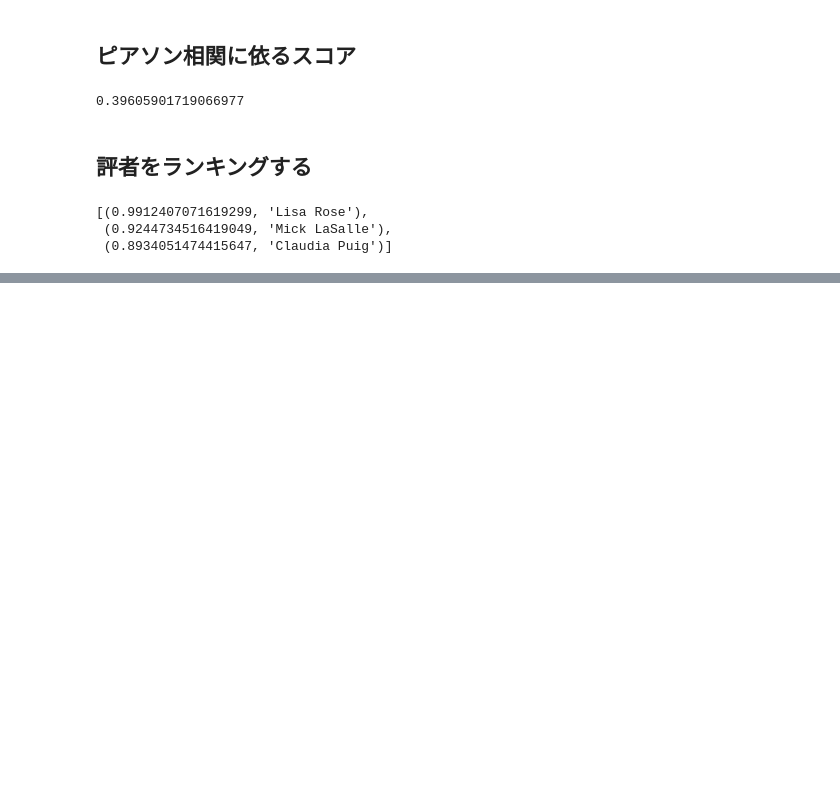
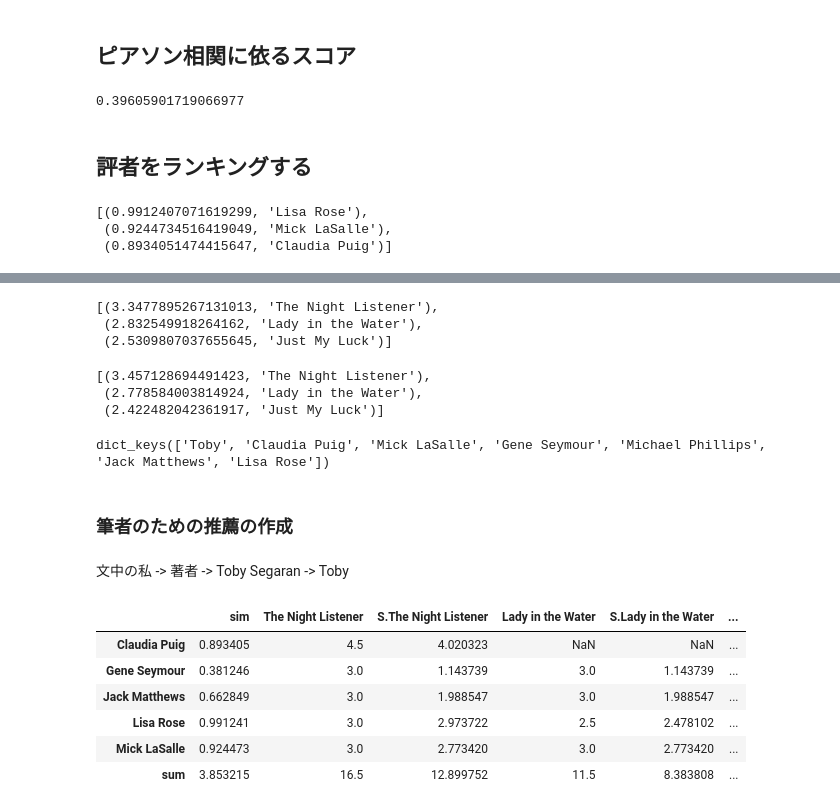
Before and after one commit to ksomemo/ProgrammingCollectiveIntelligence, a Jupyter notebook: pci_exercise/ch02/ch02.ipynb, the cells around one changed output, grey strips where cells are left out. Drawn from its saved outputs; the diff is of its cells as text; code cells hidden in the pictures; blank space fills up the shorter version.

```diff
--- a/pci_exercise/ch02/ch02.ipynb
+++ b/pci_exercise/ch02/ch02.ipynb
@@ -66,0 +70,45 @@ rec.top_matches(rec.critics, 'Toby', n=3)
+# %%
+rec.get_recommendations(rec.critics, 'Toby')
+# %% [output]
+[(3.3477895267131013, 'The Night Listener'),
+ (2.832549918264162, 'Lady in the Water'),
+ (2.5309807037655645, 'Just My Luck')]
+# %%
+rec.get_recommendations(rec.critics, 'Toby', similarity=rec.sim_distance)
+# %% [output]
+[(3.457128694491423, 'The Night Listener'),
+ (2.778584003814924, 'Lady in the Water'),
+ (2.422482042361917, 'Just My Luck')]
+# %%
+rec.critics.keys()
+# %% [output]
+dict_keys(['Toby', 'Claudia Puig', 'Mick LaSalle', 'Gene Seymour', 'Michael Phillips', 'Jack Matthews', 'Lisa Rose'])
+# %% [markdown]
+### 筆者のための推薦の作成
+# %% [markdown]
+文中の私 -> 著者 -> Toby Segaran -> Toby
+# %%
+author = 'Toby'
+rec.top_matches(rec.critics, author)
+critics_other = {k: v for k, v in rec.critics.items() if k not in (author, 'Michael Phillips')}
+titles = ['The Night Listener', 'Lady in the Water', 'Just My Luck']
+
+df = pd.DataFrame({
+        'sim': {critic: sim for sim, critic in rec.top_matches(rec.critics, author)},
+})
+for title in titles:
+    df[title] = pd.Series({k: v[title] for k, v in critics_other.items() if title in v})
+    df['S.' + title] = df[title] * df['sim']
+
+s = df.sum()
+df = df.append(pd.DataFrame({'sum': s}).T)
+df
+# sim. sum (NaN以外のsimのsum)
+# %% [output]
+|  | sim | The Night Listener | S.The Night Listener | Lady in the Water | S.Lady in the Water | ... |
+| Claudia Puig | 0.893405 | 4.5 | 4.020323 | NaN | NaN | ... |
+| Gene Seymour | 0.381246 | 3.0 | 1.143739 | 3.0 | 1.143739 | ... |
+| Jack Matthews | 0.662849 | 3.0 | 1.988547 | 3.0 | 1.988547 | ... |
+| Lisa Rose | 0.991241 | 3.0 | 2.973722 | 2.5 | 2.478102 | ... |
+| Mick LaSalle | 0.924473 | 3.0 | 2.773420 | 3.0 | 2.773420 | ... |
+| sum | 3.853215 | 16.5 | 12.899752 | 11.5 | 8.383808 | ... |
```
Also changed, not shown: parts of 2 cells of this notebook, 3 other files.
